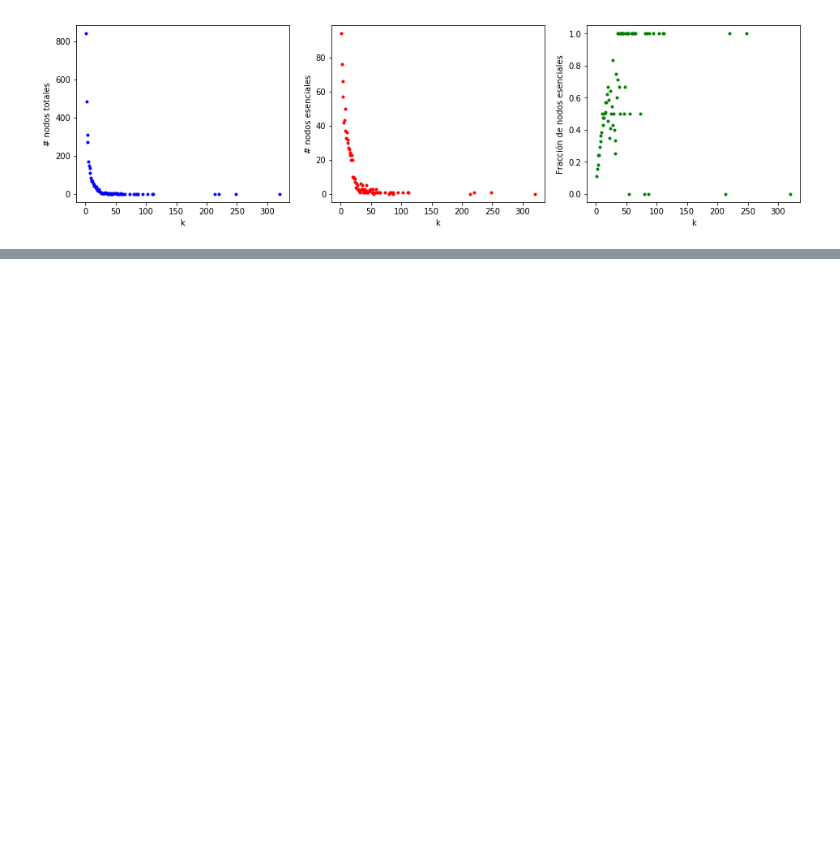
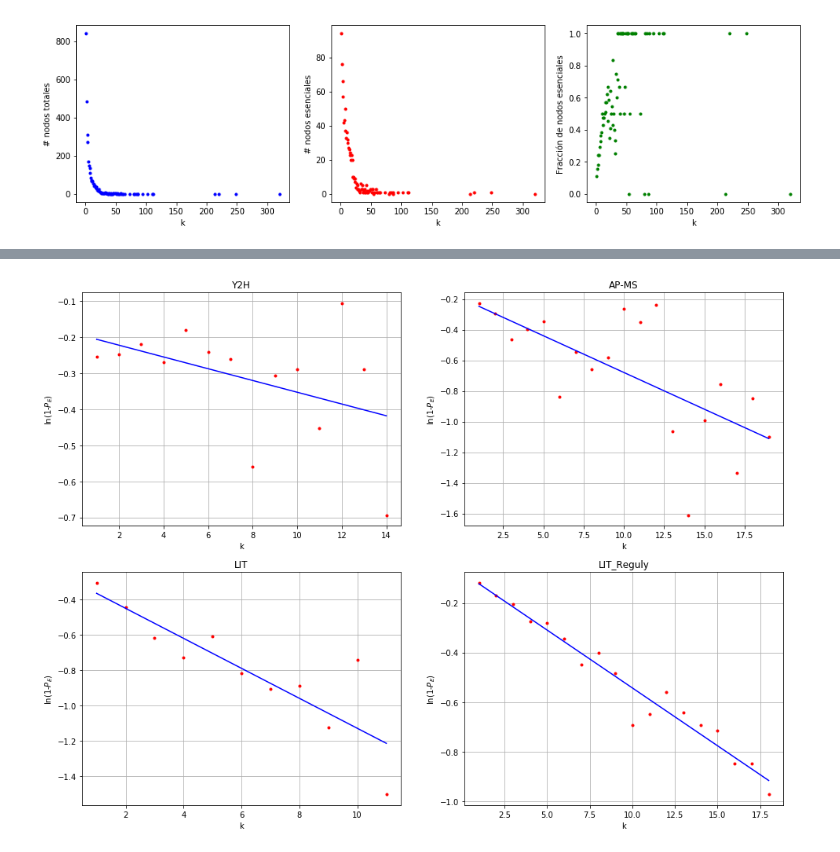
Before and after one commit to Redes2018/tp2, a Jupyter notebook: grados-ess.ipynb, the cells around one changed output, grey strips where cells are left out. Cells and saved outputs as stored; diff of their text form; code cells hidden in the pictures; blank space fills up the shorter version.

```diff
--- a/grados-ess.ipynb
+++ b/grados-ess.ipynb
@@ -123,0 +208,24 @@ plt.show()
+# %%
+import statsmodels.api as sm # import statsmodels
+
+L = len(Pe)
+a = np.zeros(L) # pendientes
+b = np.zeros(L) # ordenadas al origen
+std_err_a = np.zeros(L)
+std_err_b = np.zeros(L)
+rsquared = np.zeros(L)
+Y = []
+
+for i in range(L):
+    X = k_lin[i] ## X usually means our input variables (or independent variables)
+    X = sm.add_constant(X) ## let's add an intercept (beta_0) to our model
+    # Note the difference in argument order
+    model = sm.OLS(Pe[i], X)
+    result = model.fit()
+
+    b[i] = result.params[0] # constante
+    a[i] = result.params[1] # pendiente
+    std_err_b[i] = result.bse[0]
+    std_err_a[i] = result.bse[1]
+    rsquared[i] = result.rsquared
+    Y.append(result.predict()) # y predecido
@@ -123,0 +236,16 @@ plt.show()
+# %%
+plt.figure(figsize=(16, 12))
+
+for i in range(L):
+
+    plt.subplot(2,2,i+1)
+    plt.plot(k_lin[i],Pe[i],'.r')
+    plt.plot(k_lin[i],Y[i],'-b')
+    plt.xlabel('k')
+    plt.ylabel('ln(1-$P_E$)')
+    plt.title(archivos[i])
+    plt.grid()
+
+plt.show()
+# %% [output]
+[figure, added]
```
Also changed, not shown: parts of 9 cells of this notebook, 1 other file.
